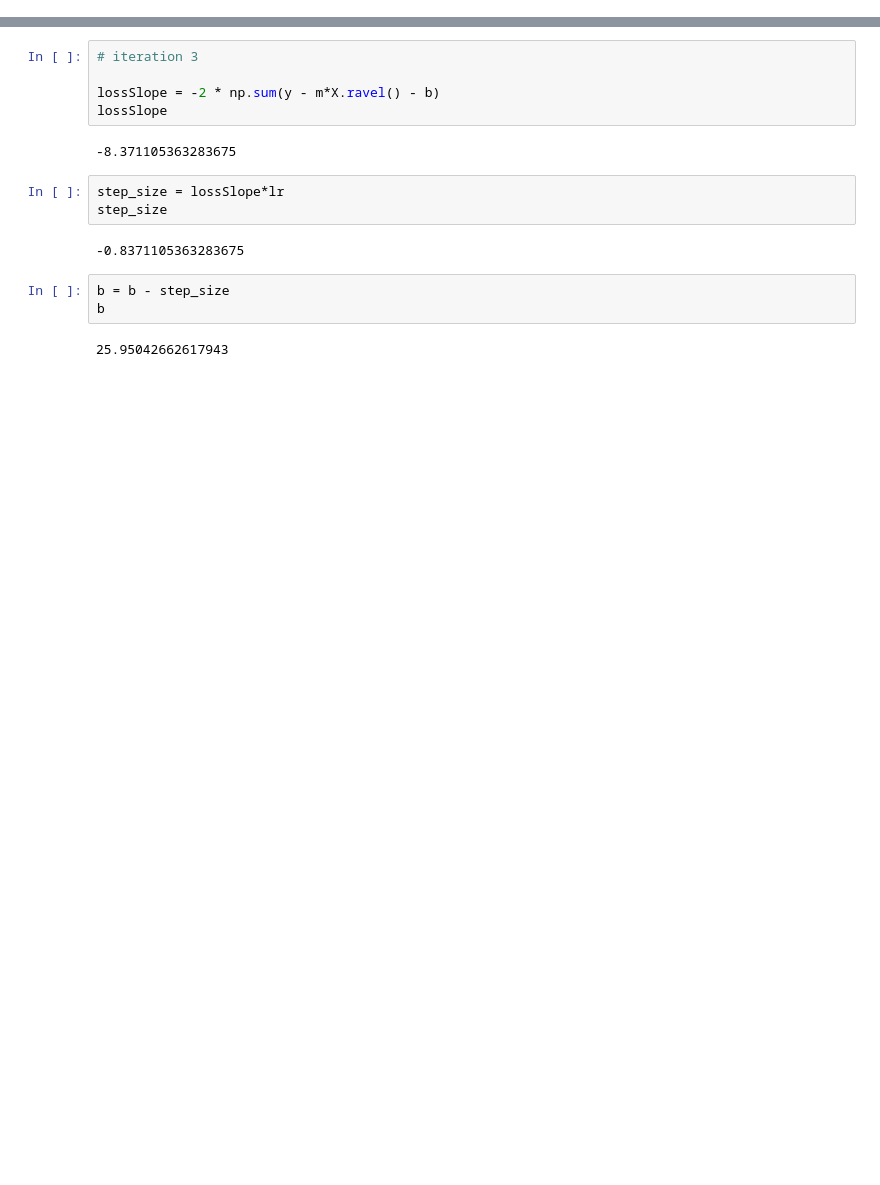
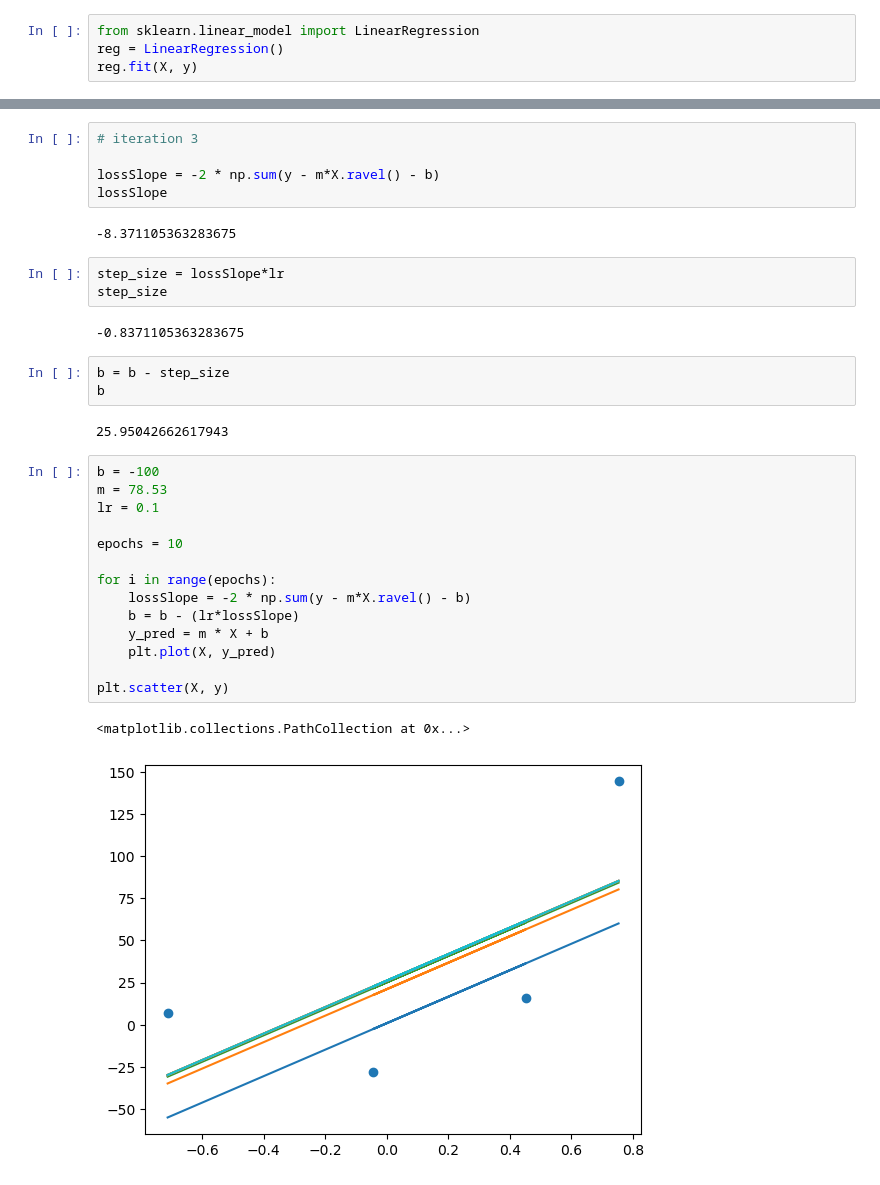
Before and after one commit to MDalamin5/DeepLearning-With-Pytorch-and-Tensorflow, a Jupyter notebook: Tensorflow/Week-02/Gradient-Desent/Basics-Implementation.ipynb, the cells around one changed output, grey strips where cells are left out. Cells and saved outputs as stored; diff of their text form; blank space fills up the shorter version.

```diff
--- a/Tensorflow/Week-02/Gradient-Desent/Basics-Implementation.ipynb
+++ b/Tensorflow/Week-02/Gradient-Desent/Basics-Implementation.ipynb
@@ -9,3 +9,7 @@ plt.scatter(X, y)
 # %% [output]
 <matplotlib.collections.PathCollection at 0x...>
 [figure]
+# %%
+from sklearn.linear_model import LinearRegression
+reg = LinearRegression()
+reg.fit(X, y)
@@ -108,3 +114,20 @@ b = b - step_size
 b
 # %% [output]
 25.95042662617943
+# %%
+b = -100
+m = 78.53
+lr = 0.1
+
+epochs = 10
+
+for i in range(epochs):
+    lossSlope = -2 * np.sum(y - m*X.ravel() - b)
+    b = b - (lr*lossSlope)
+    y_pred = m * X + b
+    plt.plot(X, y_pred)
+
+plt.scatter(X, y)
+# %% [output]
+<matplotlib.collections.PathCollection at 0x...>
+[figure, added]
```
Also changed, not shown: parts of 1 cell of this notebook, 2 other files.
